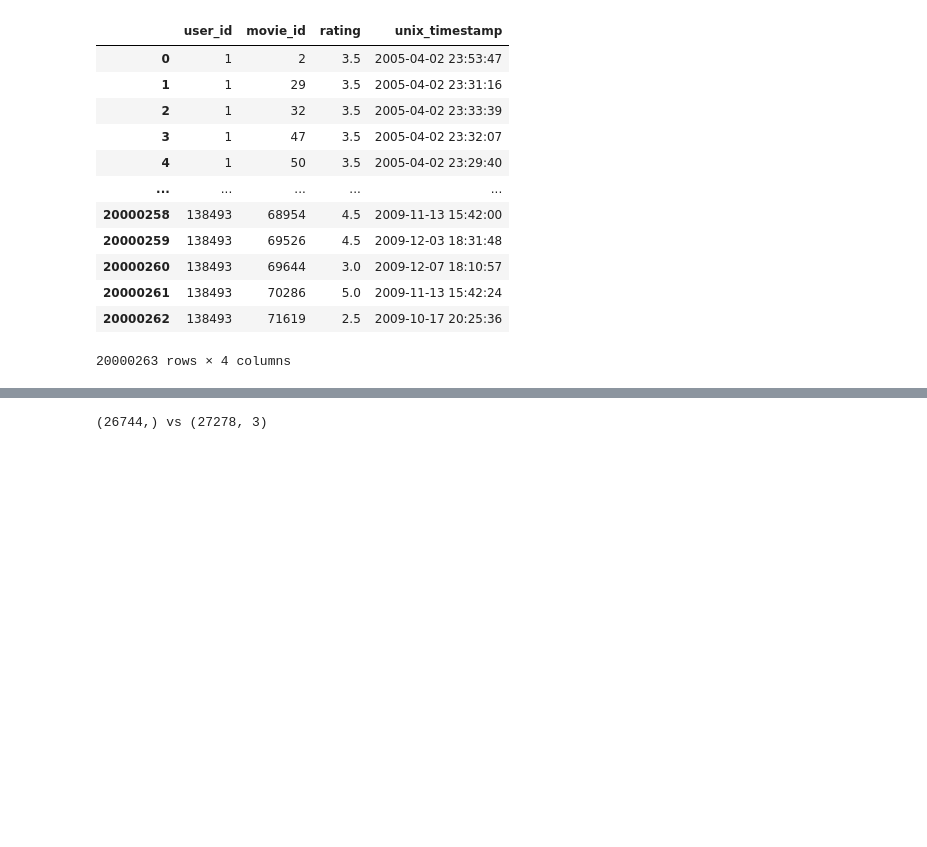
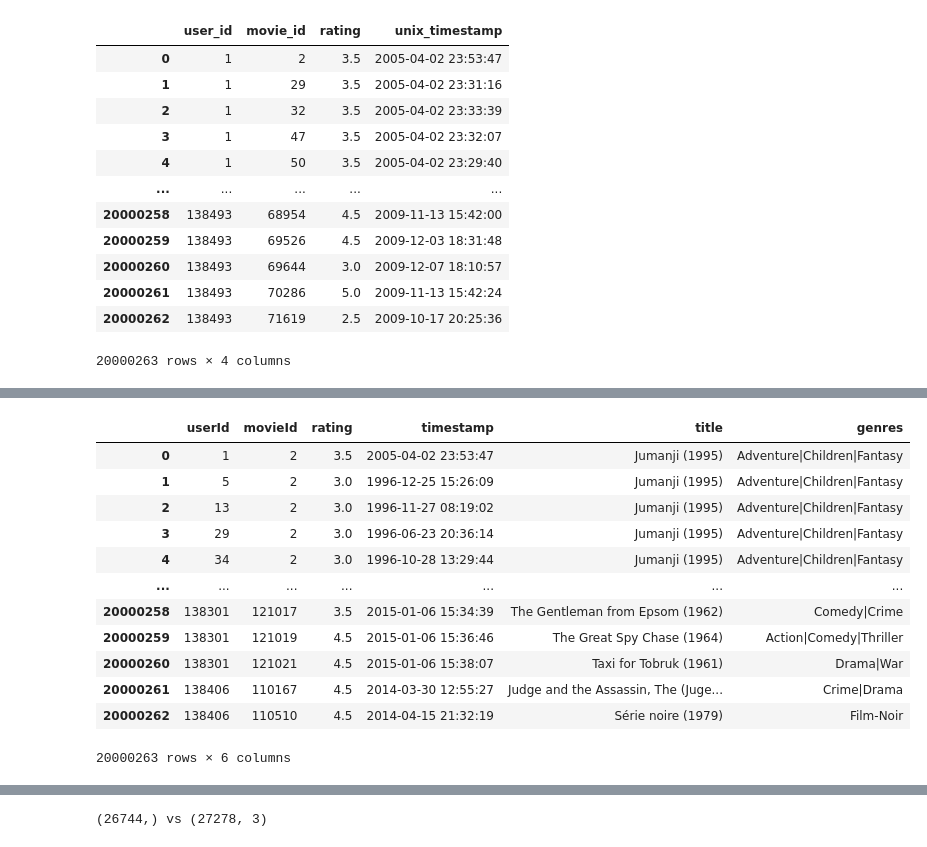
Before and after one commit to jj497/algorithms-final, a Jupyter notebook: Matrix_Factorization.ipynb, the cells around one changed output, grey strips where cells are left out. Saved outputs shown, nothing was run; the diff lists cells and outputs as text; code cells hidden in the pictures; blank space fills up the shorter version.

```diff
--- a/Matrix_Factorization.ipynb
+++ b/Matrix_Factorization.ipynb
@@ -114,0 +265,20 @@ ratings_df
+# %%
+movie_df = pd.read_csv(f'data/movie.csv')
+# %%
+df_with_titles = df.merge(movie_df, on='movieId')
+# %%
+df_with_titles
+# %% [output]
+|  | userId | movieId | rating | timestamp | title | genres |
+| 0 | 1 | 2 | 3.5 | 2005-04-02 23:53:47 | Jumanji (1995) | Adventure|Children|Fantasy |
+| 1 | 5 | 2 | 3.0 | 1996-12-25 15:26:09 | Jumanji (1995) | Adventure|Children|Fantasy |
+| 2 | 13 | 2 | 3.0 | 1996-11-27 08:19:02 | Jumanji (1995) | Adventure|Children|Fantasy |
+| 3 | 29 | 2 | 3.0 | 1996-06-23 20:36:14 | Jumanji (1995) | Adventure|Children|Fantasy |
+| 4 | 34 | 2 | 3.0 | 1996-10-28 13:29:44 | Jumanji (1995) | Adventure|Children|Fantasy |
+| ... | ... | ... | ... | ... | ... | ... |
+| 20000258 | 138301 | 121017 | 3.5 | 2015-01-06 15:34:39 | The Gentleman from Epsom (1962) | Comedy|Crime |
+| 20000259 | 138301 | 121019 | 4.5 | 2015-01-06 15:36:46 | The Great Spy Chase (1964) | Action|Comedy|Thriller |
+| 20000260 | 138301 | 121021 | 4.5 | 2015-01-06 15:38:07 | Taxi for Tobruk (1961) | Drama|War |
+| 20000261 | 138406 | 110167 | 4.5 | 2014-03-30 12:55:27 | Judge and the Assassin, The (Juge... | Crime|Drama |
+| 20000262 | 138406 | 110510 | 4.5 | 2014-04-15 21:32:19 | Série noire (1979) | Film-Noir |
+20000263 rows × 6 columns
```
Also changed, not shown: parts of 56 cells of this notebook, 8 other files.
